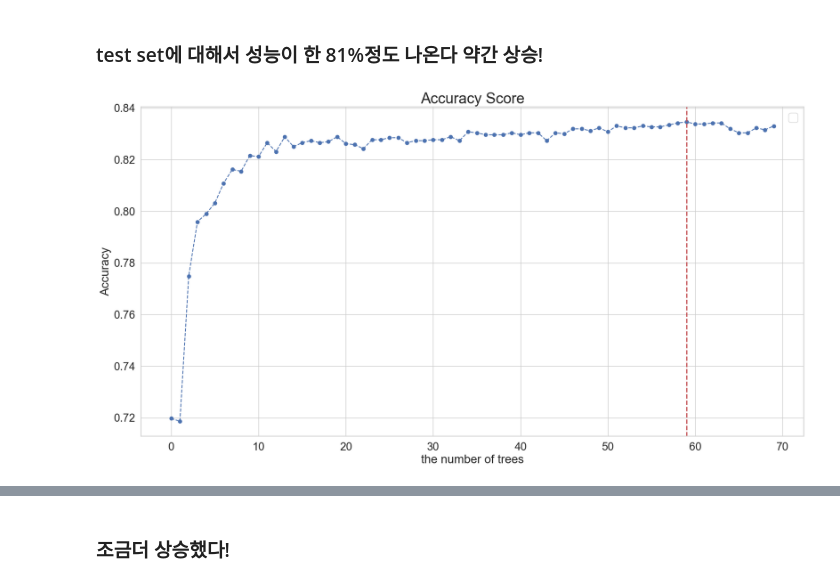
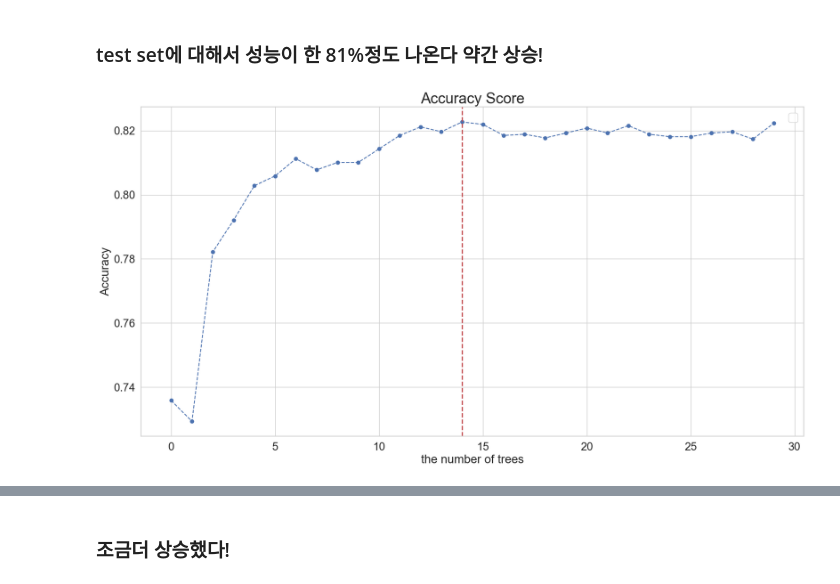
Before and after one commit to simpson000/sic_project_final, a Jupyter notebook: sic/second_compile.ipynb, the cells around one changed output, grey strips where cells are left out. Saved outputs shown, nothing was run; the diff lists cells and outputs as text; code cells hidden in the pictures.

```diff
--- a/sic/second_compile.ipynb
+++ b/sic/second_compile.ipynb
@@ -75,10 +67,11 @@ df = pd.read_excel(r"total_raw.xlsx", sheet_name="construct", header=0, index_co
 #df = pd.read_excel(r"total_raw.xlsx", sheet_name="staples", header=0, index_col=0)
 #df = pd.read_excel(r"total_raw.xlsx", sheet_name="discretionary", header=0, index_col=0)
 #df = pd.read_excel(r"total_raw.xlsx", sheet_name="kospi", header=0, index_col=0)
-# %%
-df = df.drop(columns="KOSPI지수")
-df = df.drop(columns="KOSPI지수_20")
-df = df.drop(columns="KOSPI지수_60")
+# %%
+columns_to_drop = ["KOSPI지수", "KOSPI지수_20", "KOSPI지수_60"]
+columns_exist = [col for col in columns_to_drop if col in df.columns]
+if columns_exist:
+    df = df.drop(columns=columns_exist)
 # %%
 df.head(2)
 #df_construct.head(2)
@@ -103,7 +96,7 @@ df.head(2)
 2 rows × 88 columns
 # %%
 column_names = [
-    'construct',
+    'auto',
     # 'KOSPI Index',
     'Exchange Rate (KRW/USD)', 'Exchange Rate (KRW/JPY)',
     '3-Year Treasury Bond', '10-Year Treasury Bond', 'Price-to-Earnings Ratio',
@@ -225,8 +218,8 @@ if df_dropna.empty:
     print("error")
 else:
     # 종속 변수(y) 및 독립 변수(X) 설정
-    y = df_dropna['construct']
-    X = df_dropna.drop(columns=['construct'])
+    y = df_dropna['auto']
+    X = df_dropna.drop(columns=['auto'])
     # 최적화된 코드를 사용하여 y_past 및 X_past 생성
     # 위에서 이미 결측치를 제거하였으므로 추가적인 처리가 필요하지 않습니다.
     # 여기서 AUTO 는 NUTRAL UP DOWN 으로 3개로 구분
@@ -370,23 +362,25 @@ Test set에 대한 성능
 ### test set에 대해서 성능이 한 81%정도 나온다 약간 상승!
 # %%
 cv_scores = []
-estimator_list =[i for i in range(20)]
-for i in tqdm(range(70)):
+
+estimator_list =[i for i in range(30)]
+for i in tqdm(range(30)):
     rfc = RandomForestClassifier(n_estimators=i+1,
+                                 max_leaf_nodes= 300,
                                  n_jobs=-1,
                                  random_state=0)
     score = cross_val_score(rfc, X_train, y_train, cv=10, scoring = 'accuracy').mean()
     cv_scores.append(score)
 
 best_e = [estimator_list[i] for i in range(len(cv_scores)) if cv_scores[i] == np.max(cv_scores)]
 plt.figure(figsize=(20,10))
 plt.legend(["Cross validation scores"], fontsize=20)
 plt.plot(estimator_list,cv_scores, marker='o', linestyle='dashed')
 plt.xlabel("the number of trees", fontsize=20 )
 plt.ylabel("Accuracy", fontsize=20)
 plt.title("Accuracy Score", fontsize=25)
 plt.axvline(best_e[0], color='r', linestyle='--', linewidth=2)
 #수직으로 선을 그어어줘라!
 plt.show()
 # %% [output]
-[figure, old version]
+[figure, new version]
```
Also changed, not shown: parts of 23 cells of this notebook, 33 other files.
